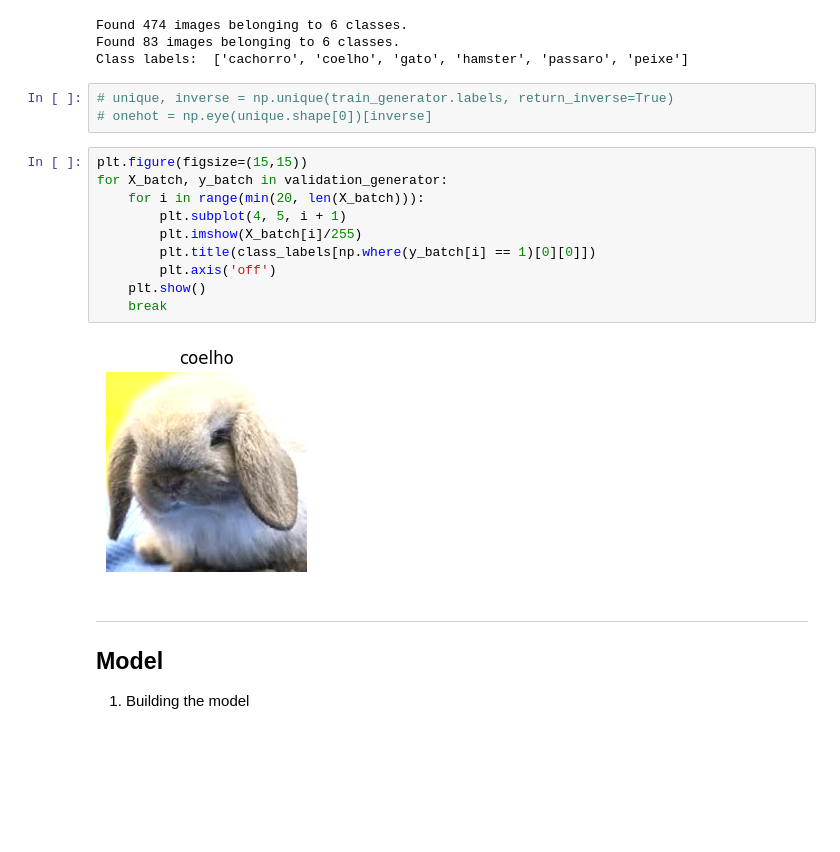
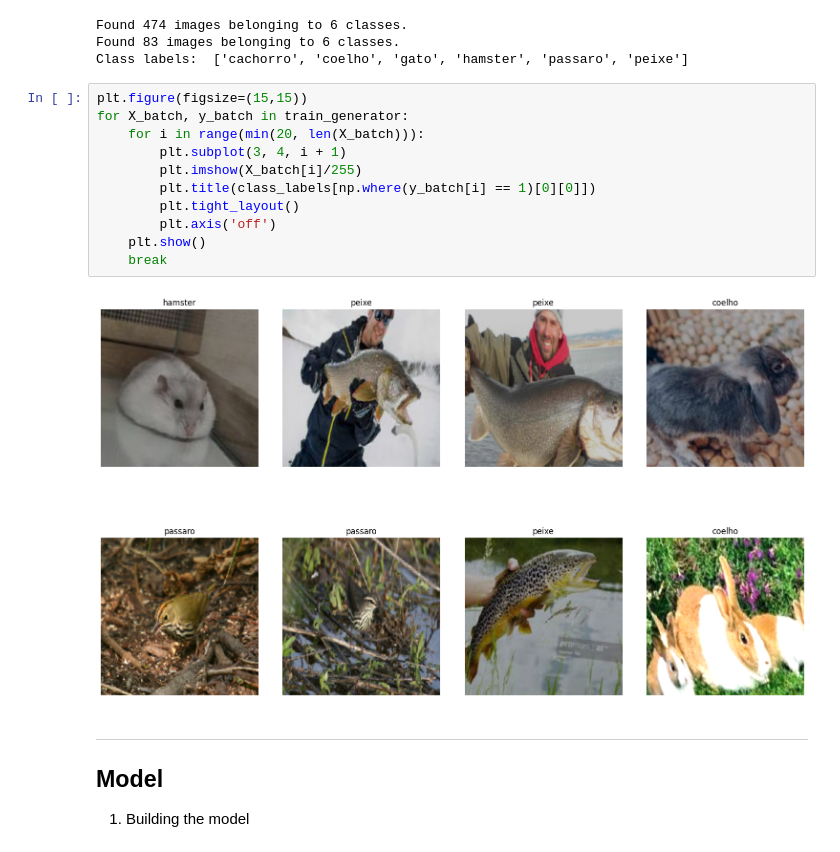
Before and after one commit to phdomingues/FEI-PhD_Masters-Subjects, a Jupyter notebook: NeuralNetworks/Atv07-ResNet/Atv07.ipynb, the cells around one changed output. Cells and saved outputs as stored; diff of their text form; blank space fills up the shorter version.

```diff
--- a/NeuralNetworks/Atv07-ResNet/Atv07.ipynb
+++ b/NeuralNetworks/Atv07-ResNet/Atv07.ipynb
@@ -64,21 +64,19 @@ print('Class labels: ', class_labels)
 Found 474 images belonging to 6 classes.
 Found 83 images belonging to 6 classes.
 Class labels:  ['cachorro', 'coelho', 'gato', 'hamster', 'passaro', 'peixe']
-# %%
-# unique, inverse = np.unique(train_generator.labels, return_inverse=True)
-# onehot = np.eye(unique.shape[0])[inverse]
 # %%
 plt.figure(figsize=(15,15))
-for X_batch, y_batch in validation_generator:
+for X_batch, y_batch in train_generator:
     for i in range(min(20, len(X_batch))):
-        plt.subplot(4, 5, i + 1)
+        plt.subplot(3, 4, i + 1)
         plt.imshow(X_batch[i]/255)
         plt.title(class_labels[np.where(y_batch[i] == 1)[0][0]])
+        plt.tight_layout()
         plt.axis('off')
     plt.show()
     break
 # %% [output]
-[figure, old version]
+[figure, new version]
 # %% [markdown]
 ---
 
```
Also changed, not shown: parts of 5 cells of this notebook.
